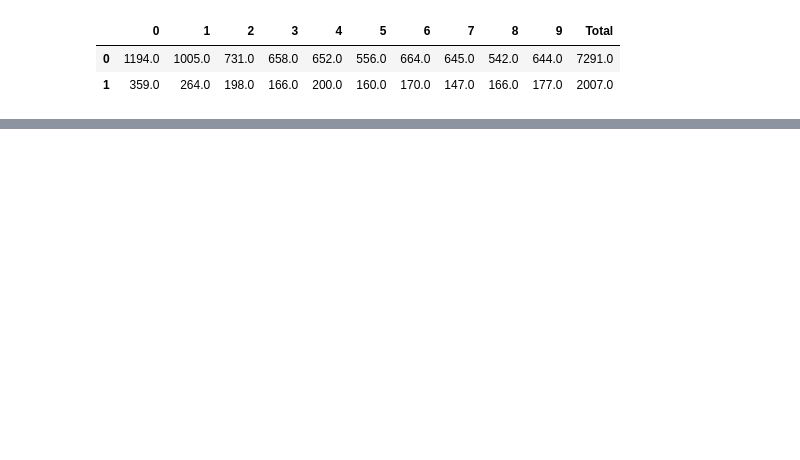
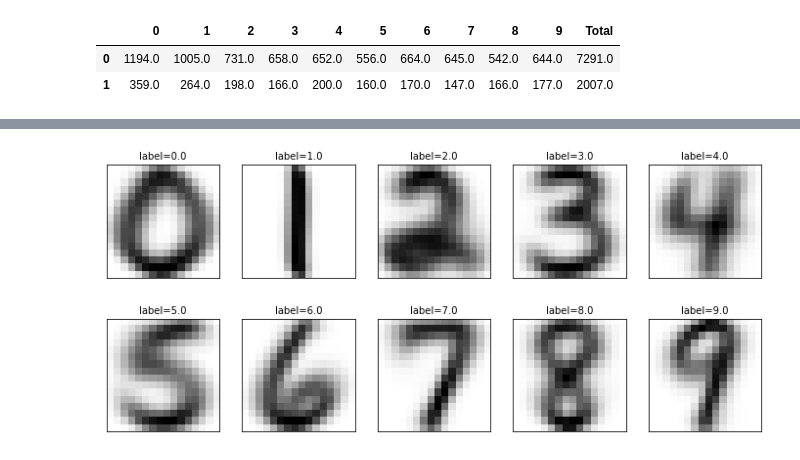
Before and after one commit to Chris99252/NCUC-DataAnalysis, a Jupyter notebook: HW2-HandWritter.ipynb, the cells around one changed output, grey strips where cells are left out. Cells and saved outputs as stored; diff of their text form; code cells hidden in the pictures; blank space fills up the shorter version.

```diff
--- a/HW2-HandWritter.ipynb
+++ b/HW2-HandWritter.ipynb
@@ -47,0 +107,11 @@ pd.DataFrame(table, columns=feature_names)
+# %%
+meanDigitalTable = np.zeros((10, 257))
+
+for i in range(10):
+    for j in range(257):
+        if j == 256:
+            meanDigitalTable[i][j] = int(i)
+        else:
+            meanDigitalTable[i][j] = x_Train_data[x_Train_data['digital'] == i].loc[:,np.arange(0, 256)].mean(axis = 0)[j]
+
+x_Train_mean = pd.DataFrame(meanDigitalTable, columns=np.arange(0, 257))
@@ -47,0 +133,4 @@ pd.DataFrame(table, columns=feature_names)
+# %%
+plot_images_labels_prediction(x_Train_mean.loc[:,np.arange(0, 256)], x_Train_mean.loc[:,[256]],[],0,10)
+# %% [output]
+[figure, added]
```
Also changed, not shown: parts of 32 cells of this notebook.
